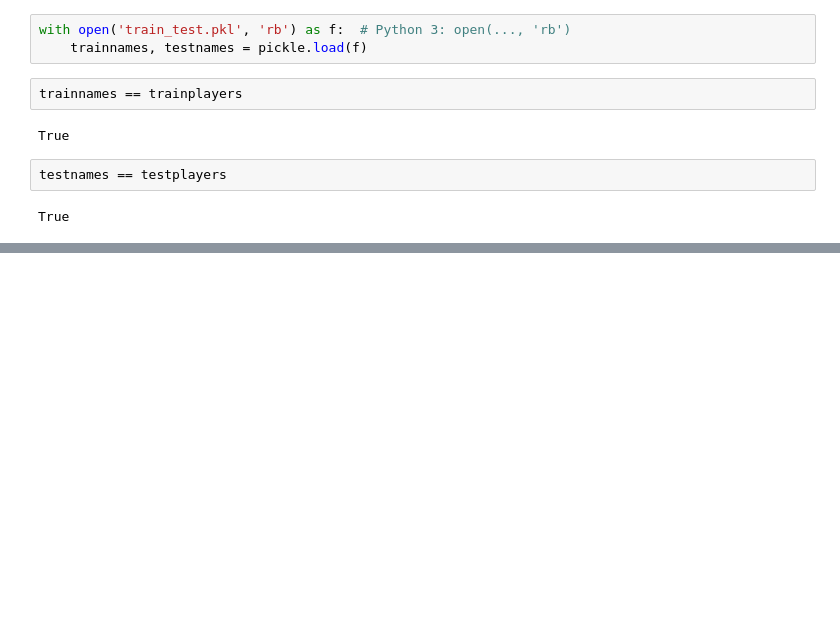
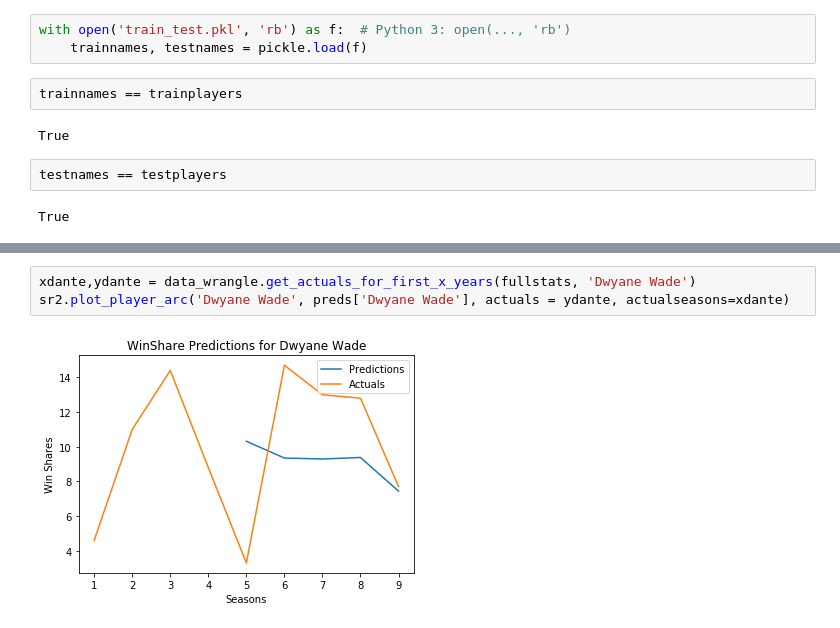
Before and after one commit to KirkAVoss/kv-capstone, a Jupyter notebook: NBAwinshare/2018.11.27 Fixtrain Notebook.ipynb, the cells around one changed output, grey strips where cells are left out. Cells and saved outputs as stored; diff of their text form; blank space fills up the shorter version.

```diff
--- a/NBAwinshare/2018.11.27 Fixtrain Notebook.ipynb
+++ b/NBAwinshare/2018.11.27 Fixtrain Notebook.ipynb
@@ -256,0 +337,5 @@ True
+# %%
+xdante,ydante = data_wrangle.get_actuals_for_first_x_years(fullstats, 'Dwyane Wade')
+sr2.plot_player_arc('Dwyane Wade', preds['Dwyane Wade'], actuals = ydante, actualseasons=xdante)
+# %% [output]
+[figure, added]
```
Also changed, not shown: parts of 24 cells of this notebook, 1 other file.
